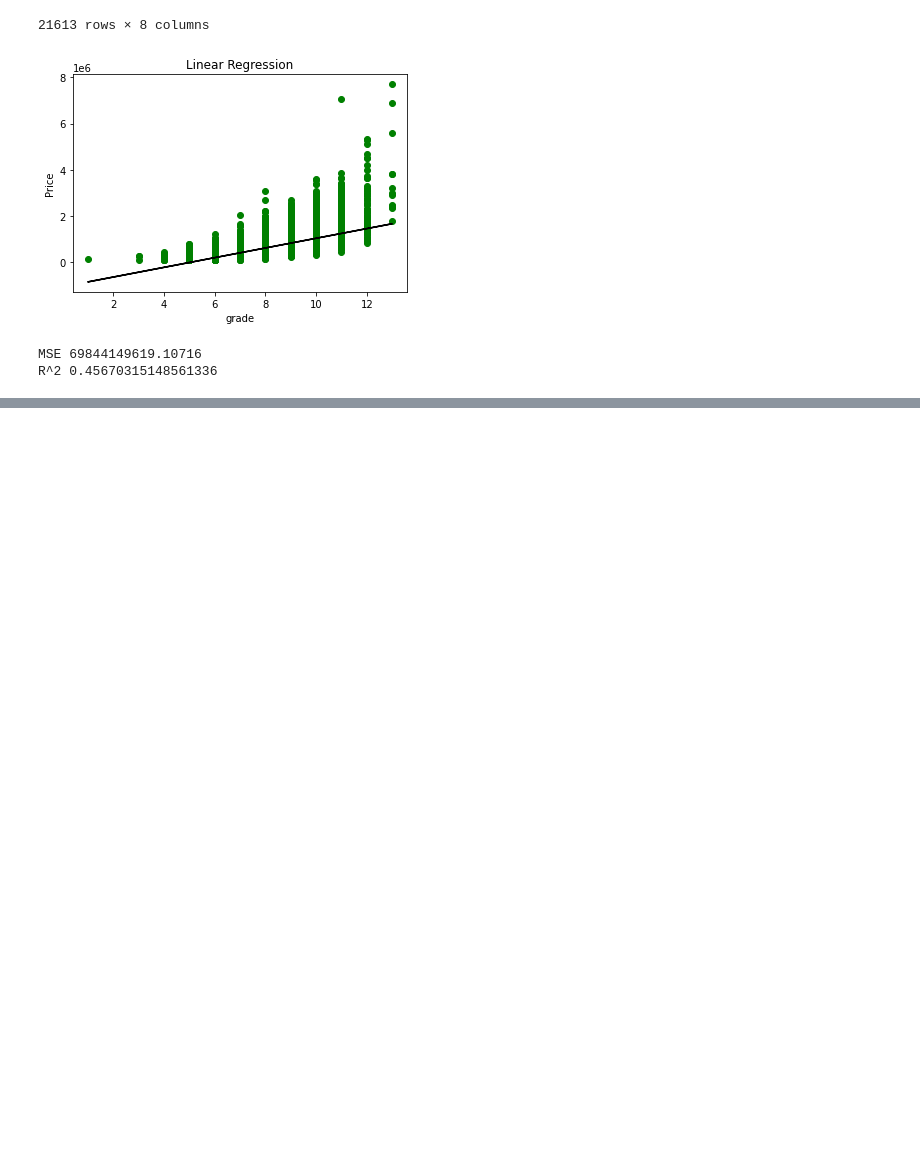
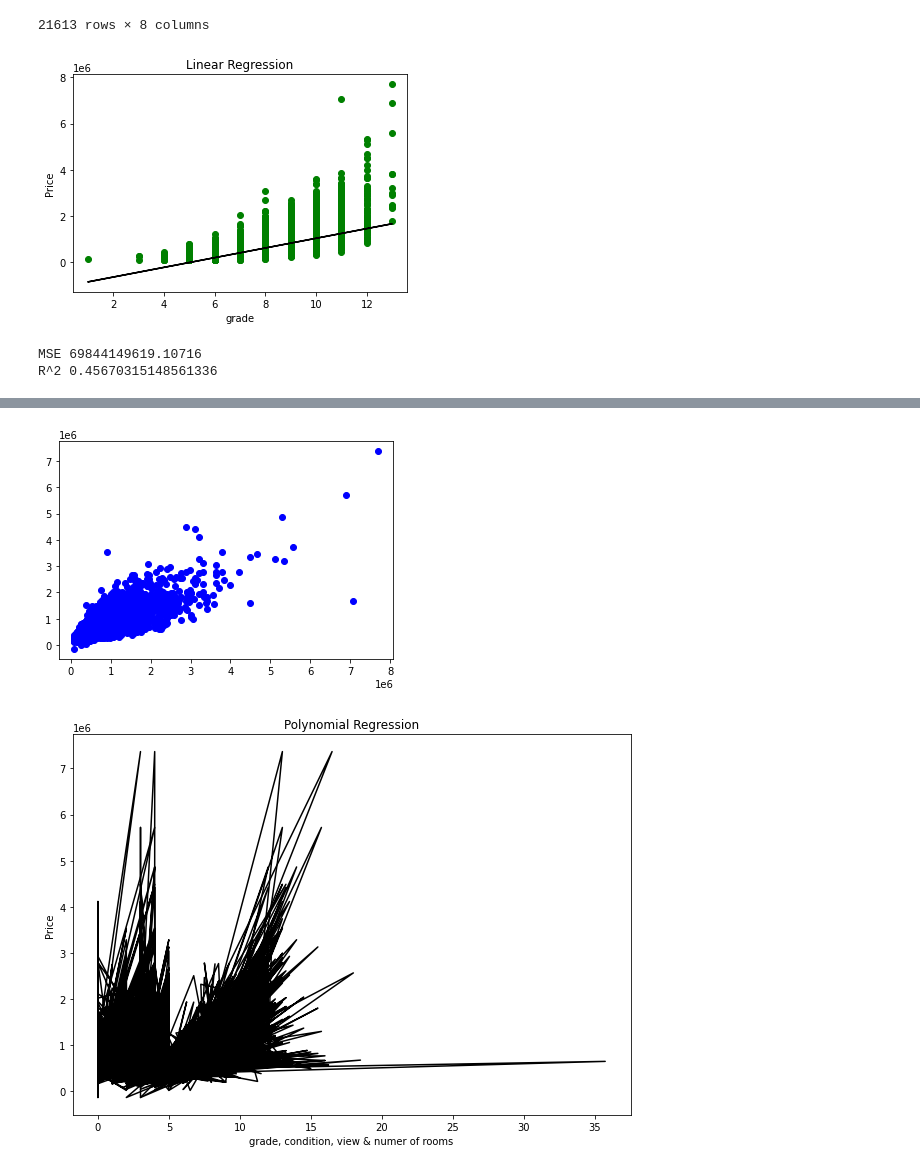
Before and after one commit to hananedjellouadji/GMC_AI, a Jupyter notebook: cp_ml_supervised.ipynb, the cells around one changed output, grey strips where cells are left out. Saved outputs shown, nothing was run; the diff lists cells and outputs as text; code cells hidden in the pictures; blank space fills up the shorter version.

```diff
--- a/cp_ml_supervised.ipynb
+++ b/cp_ml_supervised.ipynb
@@ -155,0 +159,21 @@ plt.show()
+# %%
+#polynomial Regression
+x=df.drop(['id','price','sum_sqft','yr_built'],axis=1).values
+y=df['price'].values
+x_train,x_test,y_train,y_test=train_test_split(x,y,test_size=0.3,random_state=40)
+poly=PolynomialFeatures(degree=5)
+x_poly=poly.fit_transform(x)
+poly.fit(x_poly,y)
+lg=LinearRegression()
+lg.fit(x_poly,y)
+predicted=lg.predict(x_poly)
+plt.scatter(y,predicted,color='b')
+plt.figure(figsize=(10,7))
+plt.ylabel('Price')
+plt.xlabel('grade, condition, view & numer of rooms')
+plt.title('Polynomial Regression')
+plt.plot(x,predicted, color='k')
+plt.show()
+# %% [output]
+[figure, added]
+[figure, added]
```
Also changed, not shown: parts of 2 cells of this notebook.
